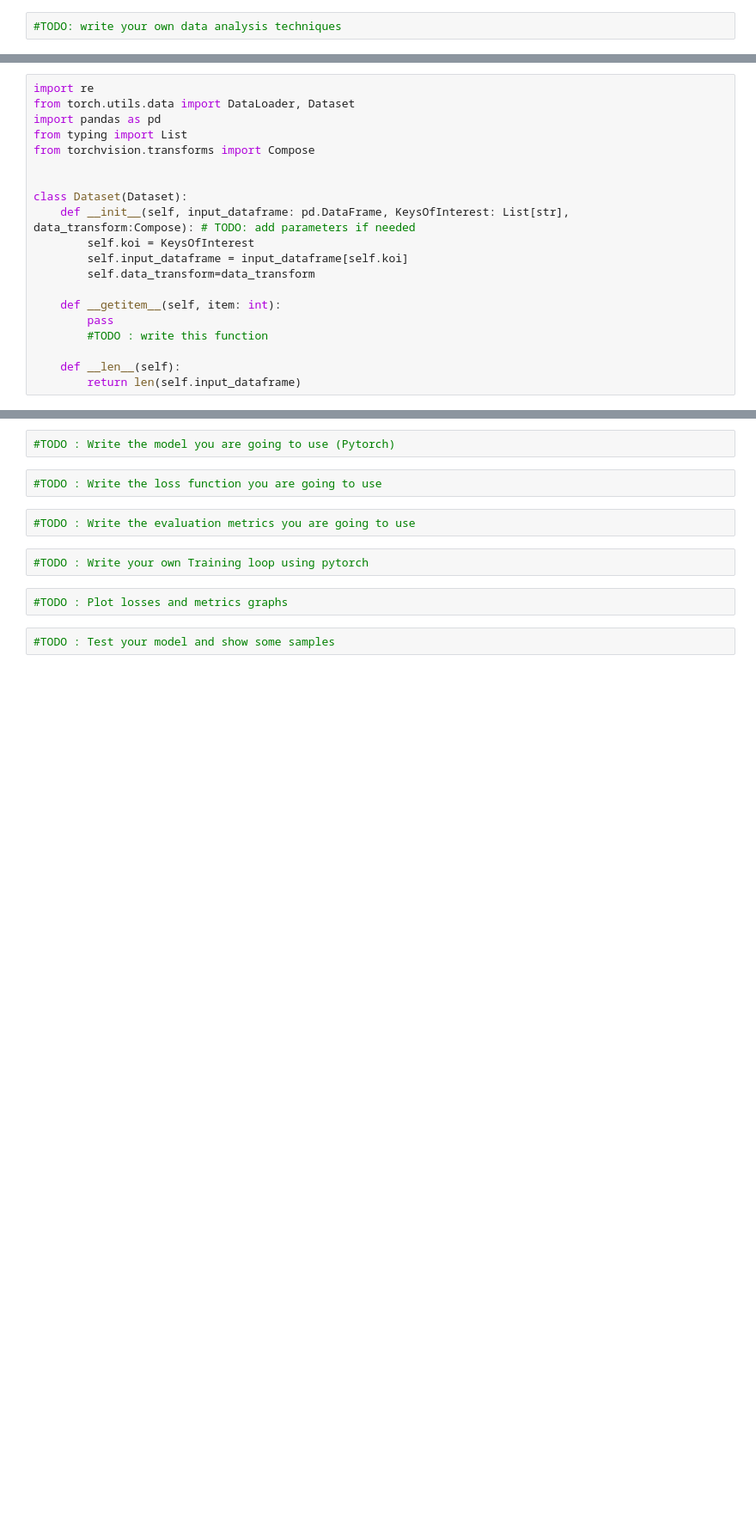
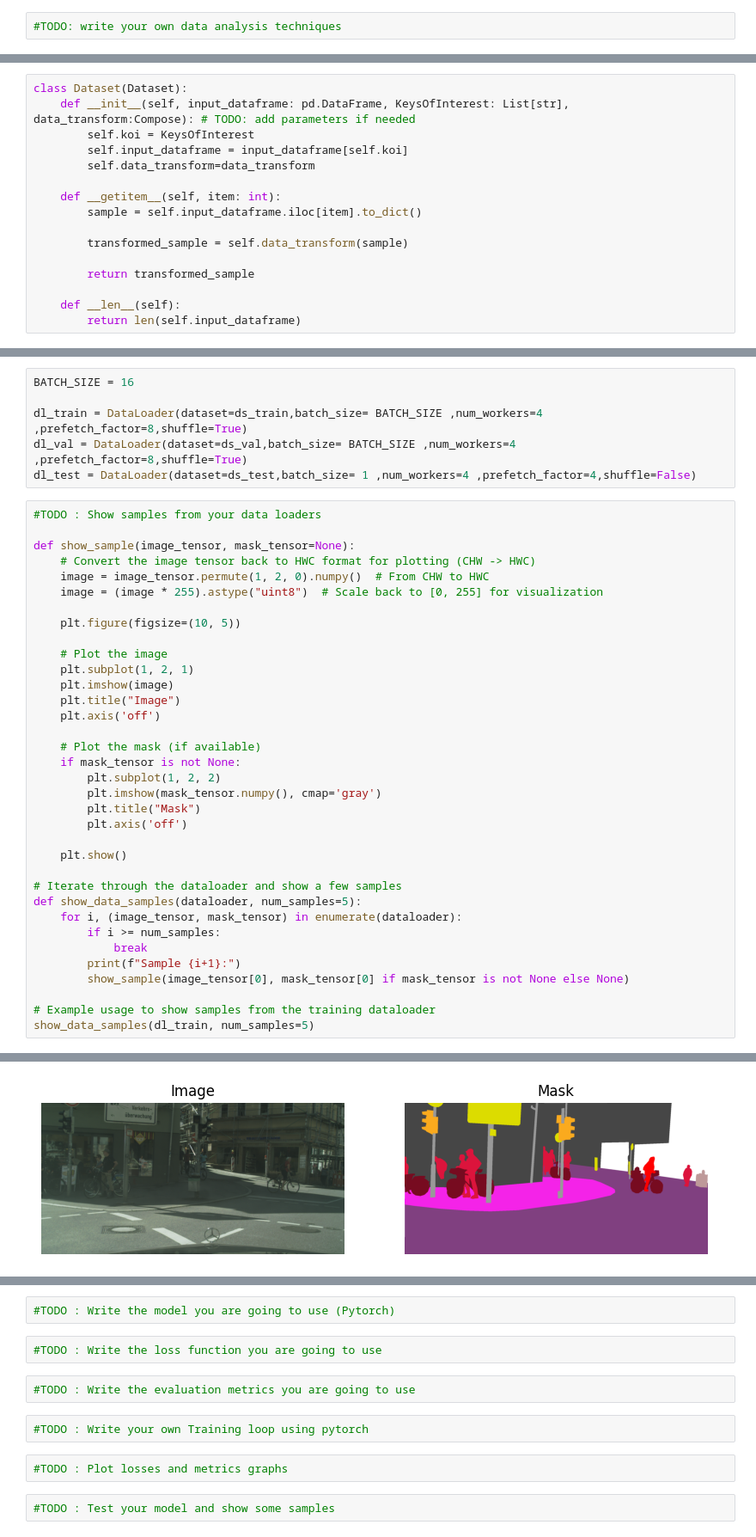
Before and after one commit to YoussifKhaled/Cityscapes_Semantic_Segmentor, a Jupyter notebook: Source Code/Cityscapes_Base.ipynb, the cells around one changed output, grey strips where cells are left out. Shown at 86% size. Saved outputs shown, nothing was run; the diff lists cells and outputs as text; blank space fills up the shorter version.

```diff
--- a/Source Code/Cityscapes_Base.ipynb
+++ b/Source Code/Cityscapes_Base.ipynb
@@ -215,11 +325,4 @@ df_test.head()
 # %%
-import re
-from torch.utils.data import DataLoader, Dataset
-import pandas as pd
-from typing import List
-from torchvision.transforms import Compose
-
-
 class Dataset(Dataset):
     def __init__(self, input_dataframe: pd.DataFrame, KeysOfInterest: List[str], data_transform:Compose): # TODO: add parameters if needed
         self.koi = KeysOfInterest
@@ -227,8 +330,11 @@ class Dataset(Dataset):
         self.data_transform=data_transform
 
     def __getitem__(self, item: int):
-        pass
-        #TODO : write this function
+        sample = self.input_dataframe.iloc[item].to_dict()
+
+        transformed_sample = self.data_transform(sample)
+
+        return transformed_sample
 
     def __len__(self):
         return len(self.input_dataframe)
@@ -245,0 +355,42 @@ class Dataset(Dataset):
+# %%
+BATCH_SIZE = 16
+
+dl_train = DataLoader(dataset=ds_train,batch_size= BATCH_SIZE ,num_workers=4 ,prefetch_factor=8,shuffle=True)
+dl_val = DataLoader(dataset=ds_val,batch_size= BATCH_SIZE ,num_workers=4 ,prefetch_factor=8,shuffle=True)
+dl_test = DataLoader(dataset=ds_test,batch_size= 1 ,num_workers=4 ,prefetch_factor=4,shuffle=False)
+# %%
+#TODO : Show samples from your data loaders
+
+def show_sample(image_tensor, mask_tensor=None):
+    # Convert the image tensor back to HWC format for plotting (CHW -> HWC)
+    image = image_tensor.permute(1, 2, 0).numpy()  # From CHW to HWC
+    image = (image * 255).astype("uint8")  # Scale back to [0, 255] for visualization
+
+    plt.figure(figsize=(10, 5))
+
+    # Plot the image
+    plt.subplot(1, 2, 1)
+    plt.imshow(image)
+    plt.title("Image")
+    plt.axis('off')
+
+    # Plot the mask (if available)
+    if mask_tensor is not None:
+        plt.subplot(1, 2, 2)
+        plt.imshow(mask_tensor.numpy(), cmap='gray')
+        plt.title("Mask")
+        plt.axis('off')
+
+    plt.show()
+
+# Iterate through the dataloader and show a few samples
+def show_data_samples(dataloader, num_samples=5):
+    for i, (image_tensor, mask_tensor) in enumerate(dataloader):
+        if i >= num_samples:
+            break
+        print(f"Sample {i+1}:")
+        show_sample(image_tensor[0], mask_tensor[0] if mask_tensor is not None else None)
+
+# Example usage to show samples from the training dataloader
+show_data_samples(dl_train, num_samples=5)
+# %% [output]
@@ -245,0 +398 @@ class Dataset(Dataset):
+[figure, added]
```
Also changed, not shown: parts of 20 cells of this notebook.
